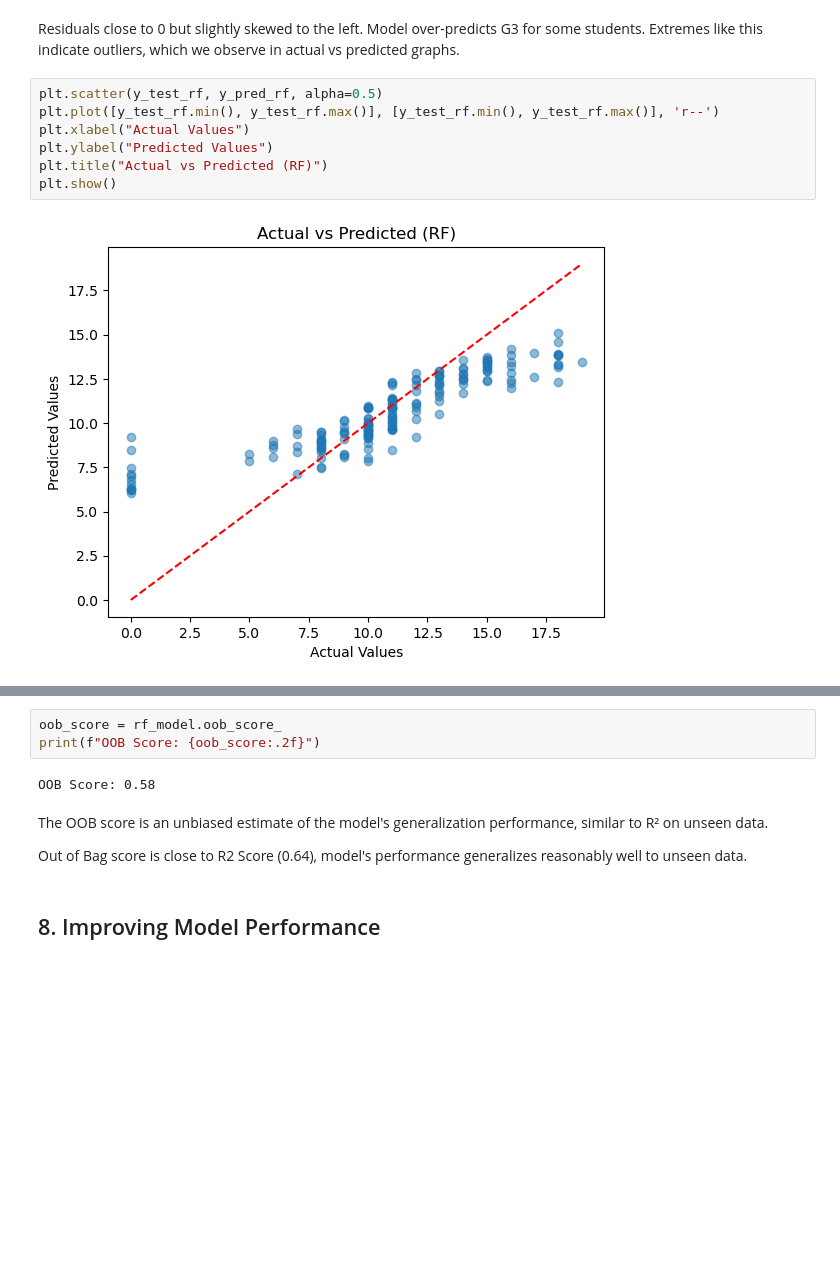
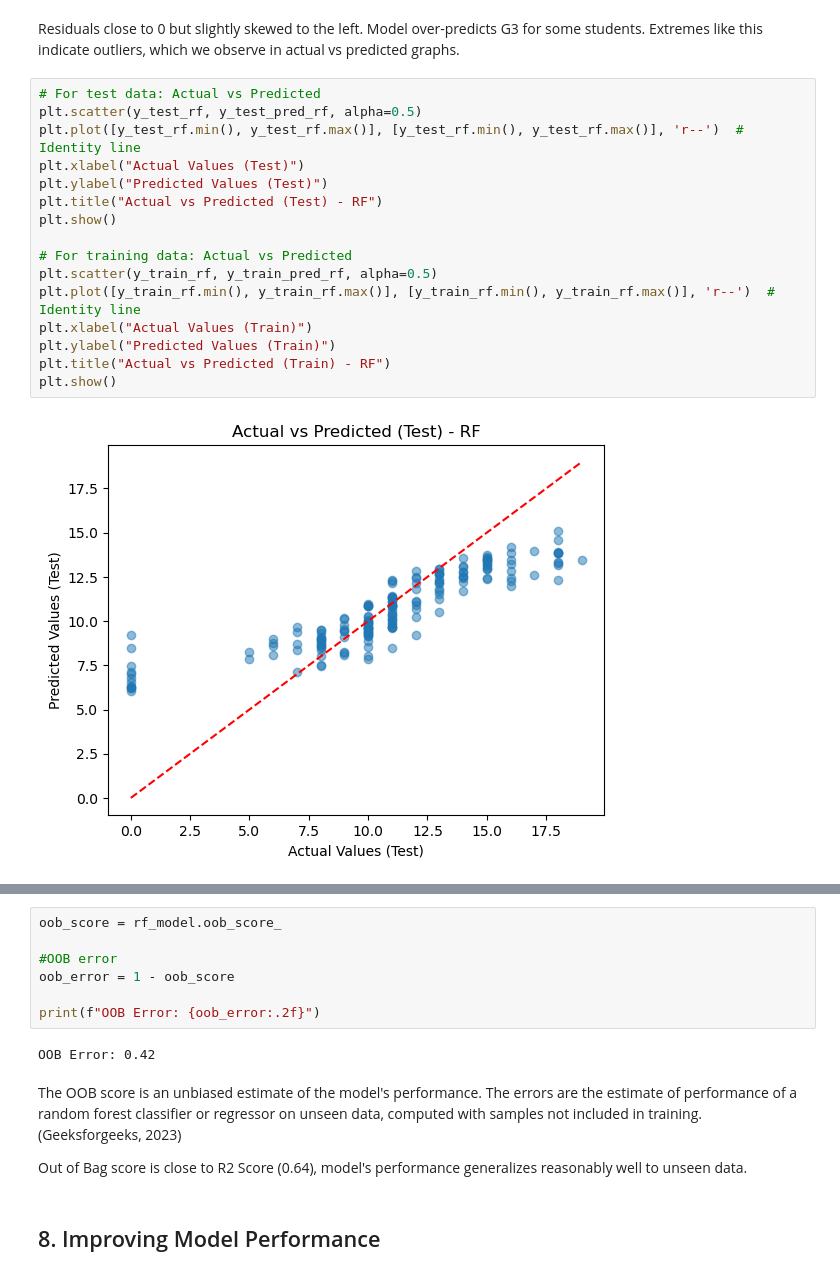
Before and after one commit to MiguelCarloKua/STINTSY_AlcoholConsumption, a Jupyter notebook: STINTSY_StudentAlcohol.ipynb, the cells around one changed output, grey strips where cells are left out. Saved outputs shown, nothing was run; the diff lists cells and outputs as text; blank space fills up the shorter version.

```diff
--- a/STINTSY_StudentAlcohol.ipynb
+++ b/STINTSY_StudentAlcohol.ipynb
@@ -862,11 +896,20 @@ plt.show()
 # %% [markdown]
 Residuals close to 0 but slightly skewed to the left. Model over-predicts G3 for some students. Extremes like this indicate outliers, which we observe in actual vs predicted graphs.
 # %%
-plt.scatter(y_test_rf, y_pred_rf, alpha=0.5)
-plt.plot([y_test_rf.min(), y_test_rf.max()], [y_test_rf.min(), y_test_rf.max()], 'r--')
-plt.xlabel("Actual Values")
-plt.ylabel("Predicted Values")
-plt.title("Actual vs Predicted (RF)")
+# For test data: Actual vs Predicted
+plt.scatter(y_test_rf, y_test_pred_rf, alpha=0.5)
+plt.plot([y_test_rf.min(), y_test_rf.max()], [y_test_rf.min(), y_test_rf.max()], 'r--')  # Identity line
+plt.xlabel("Actual Values (Test)")
+plt.ylabel("Predicted Values (Test)")
+plt.title("Actual vs Predicted (Test) - RF")
 plt.show()
+
+# For training data: Actual vs Predicted
+plt.scatter(y_train_rf, y_train_pred_rf, alpha=0.5)
+plt.plot([y_train_rf.min(), y_train_rf.max()], [y_train_rf.min(), y_train_rf.max()], 'r--')  # Identity line
+plt.xlabel("Actual Values (Train)")
+plt.ylabel("Predicted Values (Train)")
+plt.title("Actual vs Predicted (Train) - RF")
+plt.show()
 # %% [output]
-[figure, old version]
+[figure, new version]
@@ -873,10 +917,14 @@ plt.show()
 # %%
 oob_score = rf_model.oob_score_
-print(f"OOB Score: {oob_score:.2f}")
+
+#OOB error
+oob_error = 1 - oob_score
+
+print(f"OOB Error: {oob_error:.2f}")
 # %% [output]
-OOB Score: 0.58
+OOB Error: 0.42
 # %% [markdown]
-The OOB score is an unbiased estimate of the model's generalization performance, similar to R² on unseen data.
+The OOB score is an unbiased estimate of the model's performance. The errors are the estimate of performance of a random forest classifier or regressor on unseen data, computed with samples not included in training. (Geeksforgeeks, 2023)
 
 Out of Bag score is close to R2 Score (0.64), model's performance generalizes reasonably well to unseen data.
 # %% [markdown]
```
Also changed, not shown: parts of 23 cells of this notebook.
